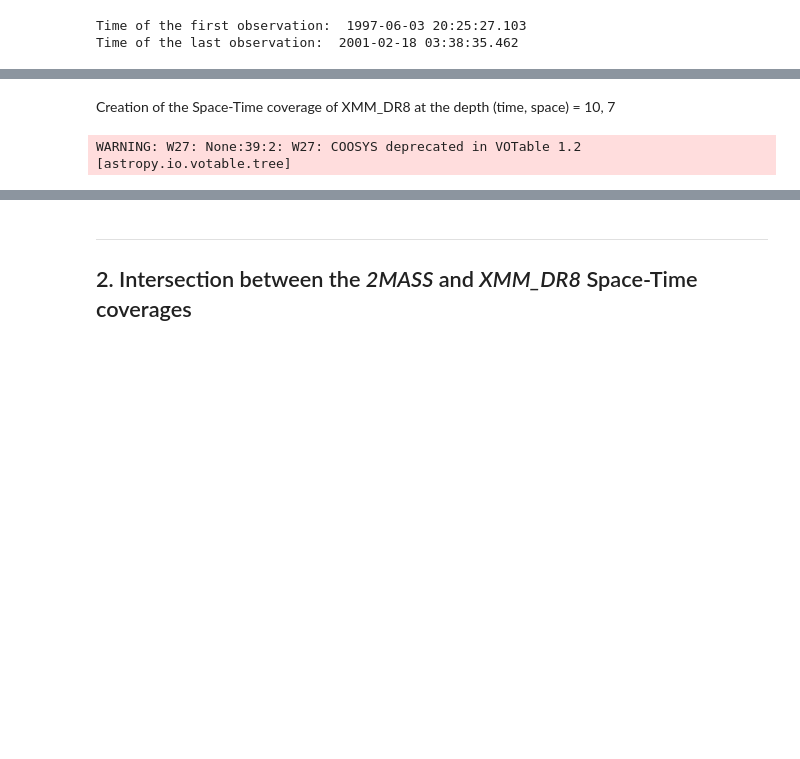
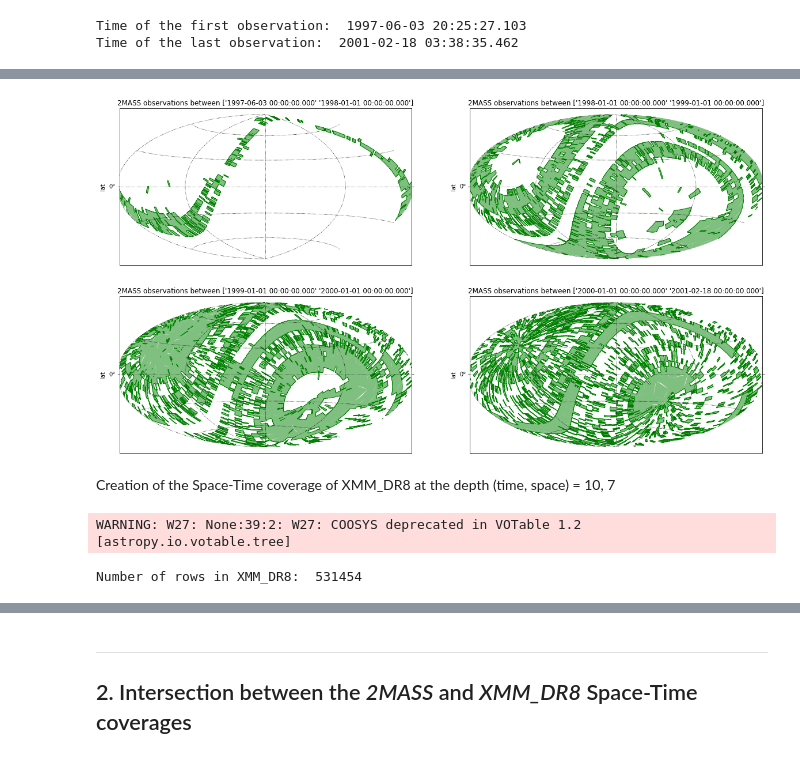
Before and after one commit to cds-astro/mocpy, a Jupyter notebook: notebooks/Space & Time coverages.ipynb, the cells around one changed output, grey strips where cells are left out. Drawn from its saved outputs; the diff is of its cells as text; code cells hidden in the pictures; blank space fills up the shorter version.

```diff
--- a/notebooks/Space & Time coverages.ipynb
+++ b/notebooks/Space & Time coverages.ipynb
@@ -122,3 +60,40 @@ plt.show()
+# %%
+def add_to_plot(fig, id, wcs, title, moc):
+    ax = fig.add_subplot(id, projection=wcs)
+
+    ax.grid(color="black", linestyle="dotted")
+    ax.set_title(title)
+    ax.set_xlabel('lon')
+    ax.set_ylabel('lat')
+
+    moc.fill(ax=ax, wcs=wcs, alpha=0.5, fill=True, linewidth=0, color="green")
+    moc.border(ax=ax, wcs=wcs, linewidth=1, color="green")
+
+import matplotlib.pyplot as plt
+fig = plt.figure(figsize=(20, 11))
+
+time_ranges = Time([
+        [["1997-06-03", "1998-01-01"]],
+        [["1998-01-01", "1999-01-01"]],
+        [["1999-01-01", "2000-01-01"]],
+        [["2000-01-01", "2001-02-18"]]
+    ], format='iso', scale='tdb')
+with WCS(fig,
+         fov=320 * u.deg,
+         center=SkyCoord(0, 0, unit='deg', frame='galactic'),
+         coordsys="galactic",
+         rotation=Angle(0, u.degree),
+         projection="AIT") as wcs:
+
+    for i in range(0, 4):
+        moc_2mass = two_mass.query_by_time(time_ranges[i])
+        title = "2MASS observations between {0}".format(time_ranges[i][0])
+        id_subplot = int("22" + str(i+1))
+        add_to_plot(fig, id_subplot, wcs, title, moc_2mass)
+
+plt.show()
+# %% [output]
+[figure, added]
 # %% [markdown]
 Creation of the Space-Time coverage of XMM_DR8 at the depth (time, space) = 10, 7
 # %%
@@ -127,8 +102,10 @@ xmm_dr8_data = Table.read('../resources/STMOC/vizier_votable.b64')
 times_xmm = Time(xmm_dr8_data['MJD0'].data, format='mjd', scale='tdb')
 lon_xmm = xmm_dr8_data['RA_ICRS'].quantity
 lat_xmm = xmm_dr8_data['DE_ICRS'].quantity
+print("Number of rows in XMM_DR8: ", lon_xmm.shape[0])
 # %% [output]
 WARNING: W27: None:39:2: W27: COOSYS deprecated in VOTable 1.2 [astropy.io.votable.tree]
+Number of rows in XMM_DR8:  531454
 # %%
 # Create the STMOC
 %time xmm_dr8_stmoc = STMOC.from_times_positions(times_xmm, time_depth, lon_xmm, lat_xmm, spatial_depth)
```
Also changed, not shown: parts of 13 cells of this notebook.
